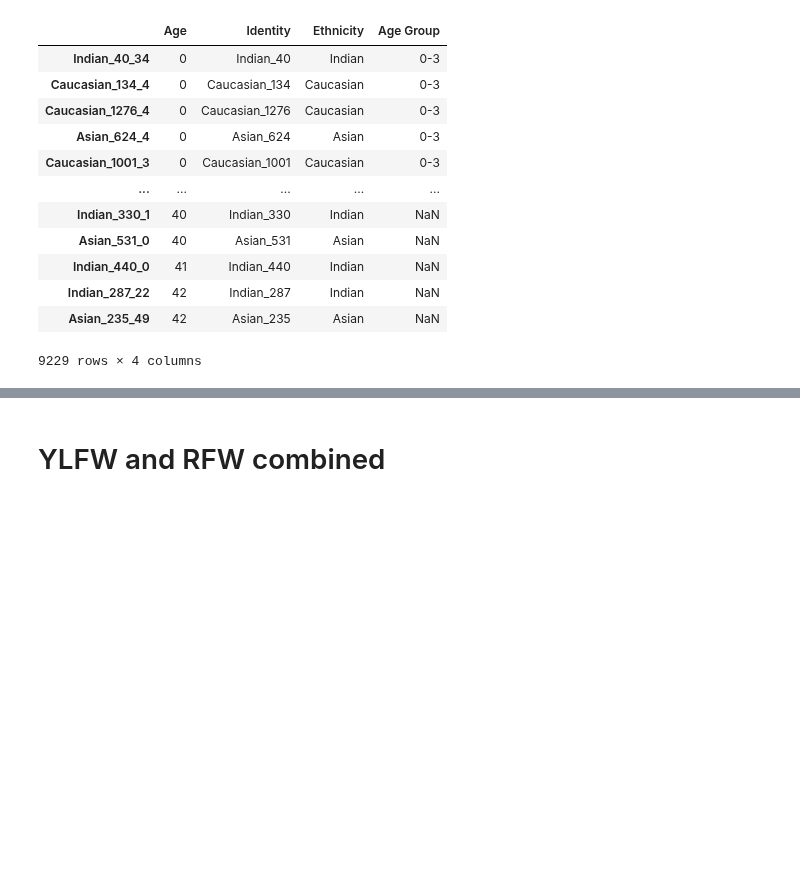
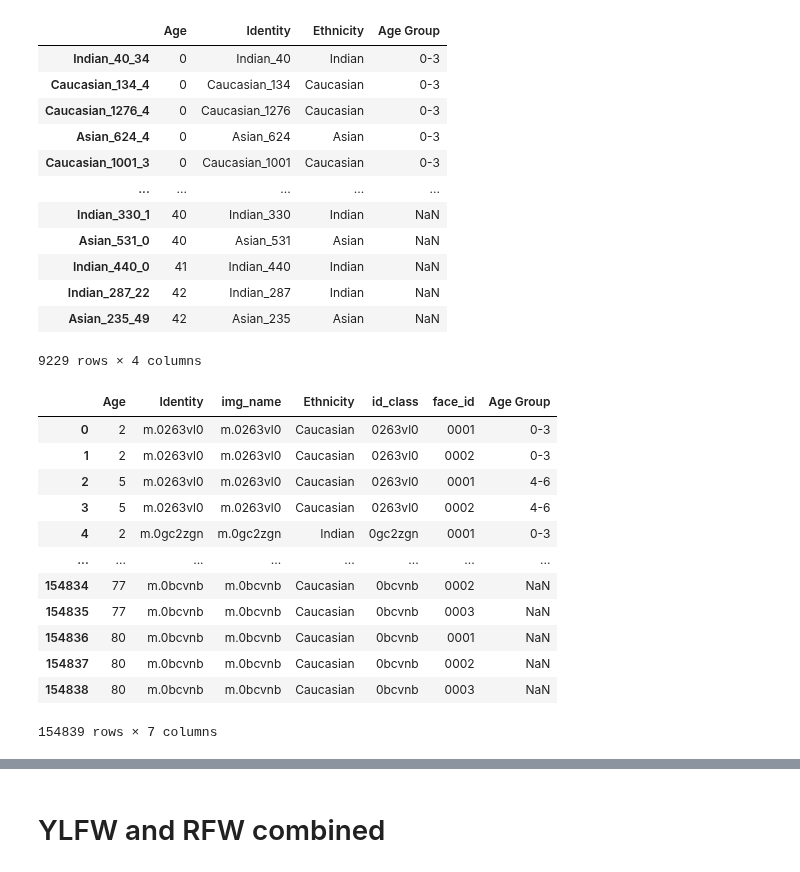
Before and after one commit to Kat-Gabi/Master_Thesis, a Jupyter notebook: notebooks/data_vis/age-estimation_stats.ipynb, the cells around one changed output, grey strips where cells are left out. Saved outputs shown, nothing was run; the diff lists cells and outputs as text; code cells hidden in the pictures; blank space fills up the shorter version.

```diff
--- a/notebooks/data_vis/age-estimation_stats.ipynb
+++ b/notebooks/data_vis/age-estimation_stats.ipynb
@@ -251,6 +322,22 @@ plot_age_group_distribution(df_YLFW, 'YLFW')
 | Indian_287_22 | 42 | Indian_287 | Indian | NaN |
 | Asian_235_49 | 42 | Asian_235 | Asian | NaN |
 9229 rows × 4 columns
+# %%
+df_RFW
+# %% [output]
+|  | Age | Identity | img_name | Ethnicity | id_class | face_id | Age Group |
+| 0 | 2 | m.0263vl0 | m.0263vl0 | Caucasian | 0263vl0 | 0001 | 0-3 |
+| 1 | 2 | m.0263vl0 | m.0263vl0 | Caucasian | 0263vl0 | 0002 | 0-3 |
+| 2 | 5 | m.0263vl0 | m.0263vl0 | Caucasian | 0263vl0 | 0001 | 4-6 |
+| 3 | 5 | m.0263vl0 | m.0263vl0 | Caucasian | 0263vl0 | 0002 | 4-6 |
+| 4 | 2 | m.0gc2zgn | m.0gc2zgn | Indian | 0gc2zgn | 0001 | 0-3 |
+| ... | ... | ... | ... | ... | ... | ... | ... |
+| 154834 | 77 | m.0bcvnb | m.0bcvnb | Caucasian | 0bcvnb | 0002 | NaN |
+| 154835 | 77 | m.0bcvnb | m.0bcvnb | Caucasian | 0bcvnb | 0003 | NaN |
+| 154836 | 80 | m.0bcvnb | m.0bcvnb | Caucasian | 0bcvnb | 0001 | NaN |
+| 154837 | 80 | m.0bcvnb | m.0bcvnb | Caucasian | 0bcvnb | 0002 | NaN |
+| 154838 | 80 | m.0bcvnb | m.0bcvnb | Caucasian | 0bcvnb | 0003 | NaN |
+154839 rows × 7 columns
 # %%
 plot_age_group_distribution(df_RFW, 'RFW')
 # %% [output]
```
Also changed, not shown: parts of 18 cells of this notebook.
